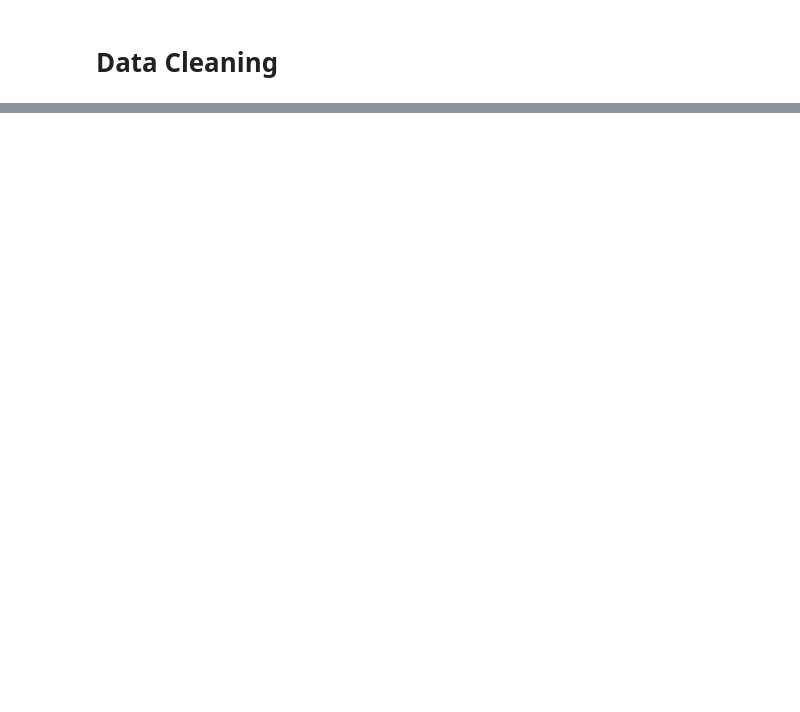
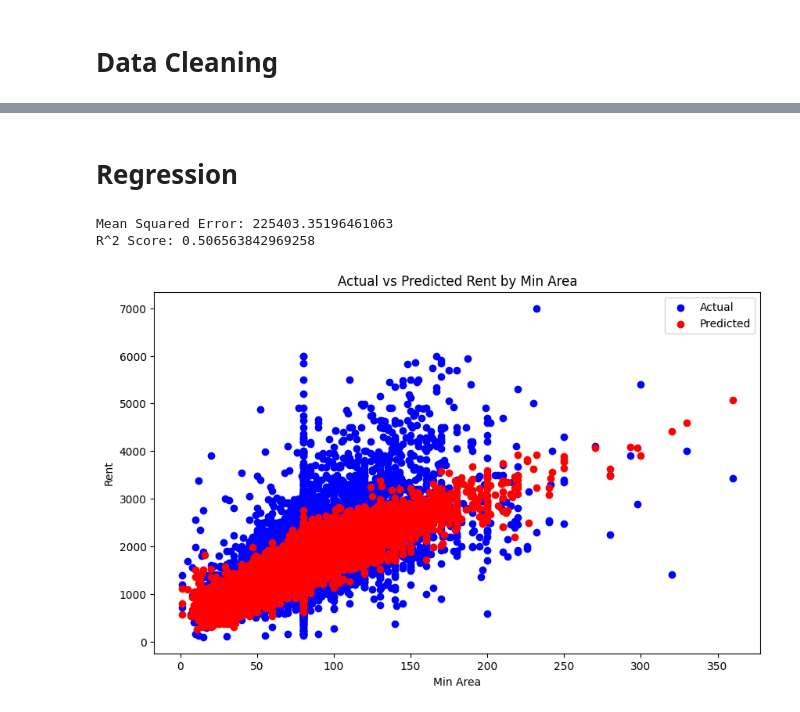
Before and after one commit to mooorice/swissrents, a Jupyter notebook: data_exploration_cleaning.ipynb, the cells around one changed output, grey strips where cells are left out. Drawn from its saved outputs; the diff is of its cells as text; code cells hidden in the pictures; blank space fills up the shorter version.

Commit message:
Now with first regression model

```diff
--- a/data_exploration_cleaning.ipynb
+++ b/data_exploration_cleaning.ipynb
@@ -151,0 +122,5 @@ KeyError: 'appartments'
+# %%
+# Drop rows that are not valuable to regression
+
+low_val_list = ['Unnamed: 0', 'area', 'area_useable', 'descr', 'GDENAMK', 'GDENR', 'KTKZ', 'address',  'date', 'quarter_general', 'quarter_specific', 'year_built']
+data.drop(columns=low_val_list, inplace=True)
@@ -151,0 +193,15 @@ KeyError: 'appartments'
+# %%
+# For now, drop columns with string values
+
+droplist = ['home_type']
+
+data.drop(columns=droplist, inplace=True)
+# %%
+# For now, focus on categorical micro ratings:
+
+drop_micros_list = ['Micro_rating', 'wgh_avg_sonnenklasse_per_egid', 'Anteil_auslaend', 'Avg_age', 'Avg_size_household',
+                    'Noise_max', 'anteil_efh', 'apoth_pix_count_km2', 'avg_anzhl_geschosse', 'avg_bauperiode', 'dist_to_4G',
+                    'dist_to_5G', 'dist_to_haltst', 'dist_to_highway', 'dist_to_lake', 'dist_to_main_stat', 'dist_to_school_1',
+                    'dist_to_train_stat', 'restaur_pix_count_km2', 'superm_pix_count_km2', 'dist_to_river', 'key', 'area_group']
+
+data.drop(columns=drop_micros_list, inplace=True)
@@ -151,0 +227,2 @@ KeyError: 'appartments'
+# %% [markdown]
+# Regression
@@ -151,0 +233,58 @@ KeyError: 'appartments'
+# %%
+# Let's assume 'X' is our features dataframe and 'y' is our target series
+X = data.drop(columns=['rent_full'])  # replace 'target_column' with the actual name of your target column
+y = data['rent_full']
+
+# Split the data into training and testing sets (80% train, 20% test)
+X_train, X_test, y_train, y_test = train_test_split(X, y, test_size=0.2, random_state=0)
+
+# Initialize the model
+model = LinearRegression()
+
+# Fit the model
+model.fit(X_train, y_train)
+
+# Predict the target for the test set
+y_pred = model.predict(X_test)
+
+# Calculate metrics
+mse = mean_squared_error(y_test, y_pred)
+r2 = r2_score(y_test, y_pred)
+
+print(f'Mean Squared Error: {mse}')
+print(f'R^2 Score: {r2}')
+# %% [output]
+Mean Squared Error: 225403.35196461063
+R^2 Score: 0.506563842969258
+# %%
+# Plotting the actual vs predicted values
+
+plt.figure(figsize=(10, 6))
+
+
+
+# Scatter plot for actual values
+
+plt.scatter(X_test['min_area'], y_test, color='blue', label='Actual')
+
+
+
+# Scatter plot for predicted values
+
+plt.scatter(X_test['min_area'], y_pred, color='red', label='Predicted')
+
+
+
+# Labels and Legend
+
+plt.title('Actual vs Predicted Rent by Min Area')
+
+plt.xlabel('Min Area')
+
+plt.ylabel('Rent')
+
+plt.legend()
+
+plt.show()
+# %% [output]
+[figure, added]
```
Also changed, not shown: parts of 23 cells of this notebook, 1 other file.
